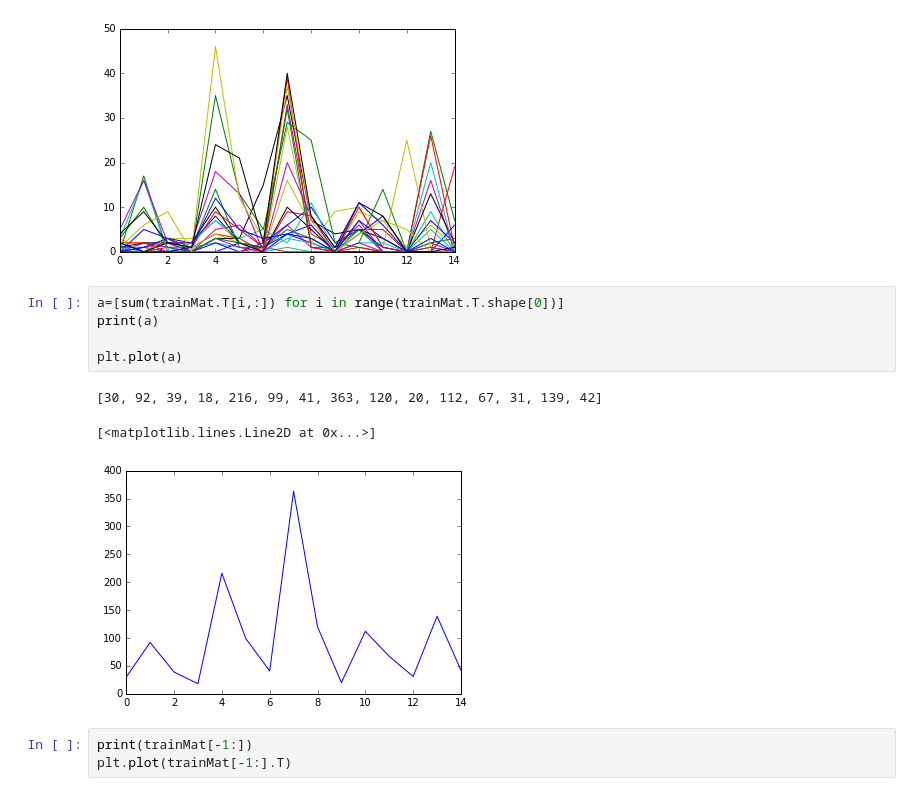
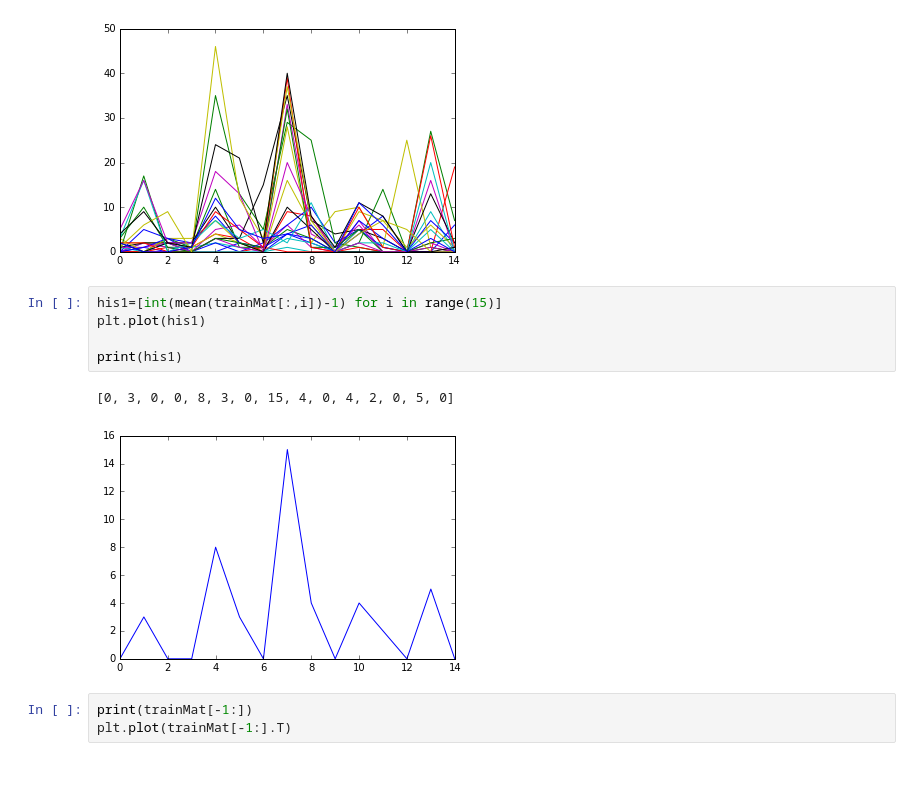
Before and after one commit to Kulukami/HW2018-3, a Jupyter notebook: Regression.ipynb, the cells around one changed output. Saved outputs shown, nothing was run; the diff lists cells and outputs as text.

```diff
--- a/Regression.ipynb
+++ b/Regression.ipynb
@@ -194,14 +195,13 @@ plt.show()
 # %% [output]
 [figure]
 # %%
-a=[sum(trainMat.T[i,:]) for i in range(trainMat.T.shape[0])]
-print(a)
+his1=[int(mean(trainMat[:,i])-1) for i in range(15)]
+plt.plot(his1)
 
-plt.plot(a)
+print(his1)
 # %% [output]
-[30, 92, 39, 18, 216, 99, 41, 363, 120, 20, 112, 67, 31, 139, 42]
+[0, 3, 0, 0, 8, 3, 0, 15, 4, 0, 4, 2, 0, 5, 0]
-[<matplotlib.lines.Line2D at 0x...>]
-[figure, old version]
+[figure, new version]
 # %%
 print(trainMat[-1:])
 plt.plot(trainMat[-1:].T)
```
Also changed, not shown: parts of 2 cells of this notebook.
